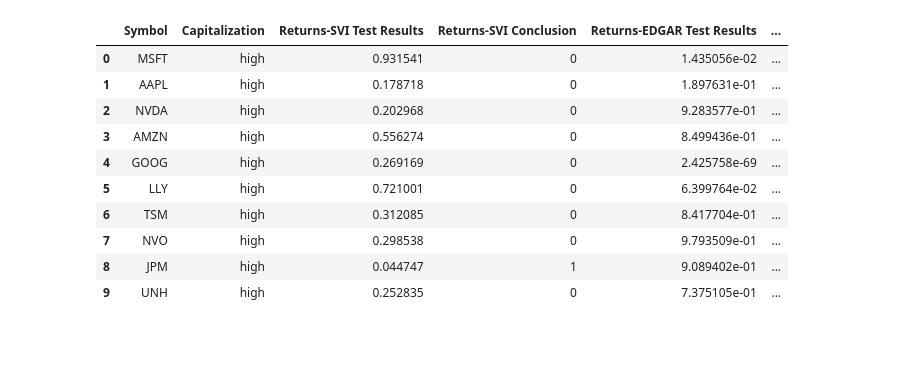
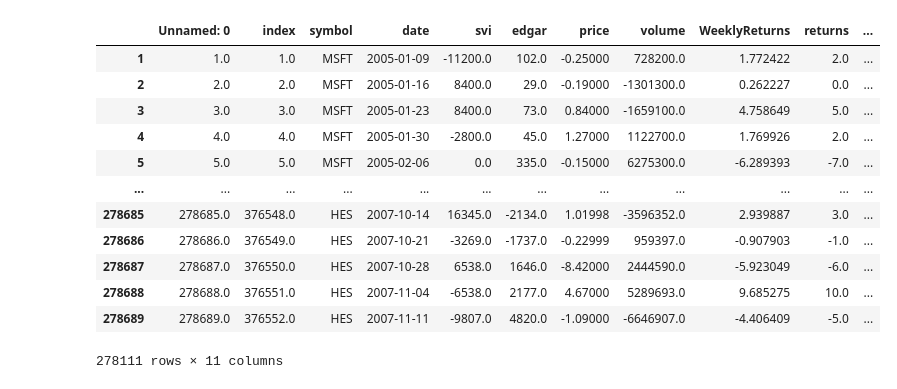
Before and after one commit to nikanhg/investor-attention-returns-patern, a Jupyter notebook: data-analysis/Granger test.ipynb, the cells around one changed output. Cells and saved outputs as stored; diff of their text form; code cells hidden in the pictures; blank space fills up the shorter version.

Commit message:
stationary test for granger test and differncing

```diff
--- a/data-analysis/Granger test.ipynb
+++ b/data-analysis/Granger test.ipynb
@@ -23,0 +75,19 @@ df.dropna(inplace=True)
+# %%
+#applying one-step differencing
+columns_to_difference = ['svi', 'edgar', 'price', 'volume', 'WeeklyReturns', 'returns']
+
+# Create a new DataFrame to store the final results
+df_final = pd.DataFrame()
+
+# Iterate over each symbol and apply differencing
+for symbol, group in df.groupby('symbol'):
+    df_diff = group.copy()
+    df_diff[columns_to_difference] = group[columns_to_difference].diff().dropna()
+    df_final = pd.concat([df_final, df_diff], ignore_index=True)
+
+# Keep non-numerical columns in the final DataFrame
+non_numerical_columns = ['Unnamed: 0', 'index', 'symbol', 'date', 'capitalization']
+df_final[non_numerical_columns] = df[non_numerical_columns]
+
+# Drop NaN values resulting from differencing
+df_final = df_final.dropna()
@@ -24 +114,19 @@ df.dropna(inplace=True)
+# %%
+#updating df
+df = df_final
+df
+# %% [output]
+|  | Unnamed: 0 | index | symbol | date | svi | edgar | price | volume | WeeklyReturns | returns | ... |
+| 1 | 1.0 | 1.0 | MSFT | 2005-01-09 | -11200.0 | 102.0 | -0.25000 | 728200.0 | 1.772422 | 2.0 | ... |
+| 2 | 2.0 | 2.0 | MSFT | 2005-01-16 | 8400.0 | 29.0 | -0.19000 | -1301300.0 | 0.262227 | 0.0 | ... |
+| 3 | 3.0 | 3.0 | MSFT | 2005-01-23 | 8400.0 | 73.0 | 0.84000 | -1659100.0 | 4.758649 | 5.0 | ... |
+| 4 | 4.0 | 4.0 | MSFT | 2005-01-30 | -2800.0 | 45.0 | 1.27000 | 1122700.0 | 1.769926 | 2.0 | ... |
+| 5 | 5.0 | 5.0 | MSFT | 2005-02-06 | 0.0 | 335.0 | -0.15000 | 6275300.0 | -6.289393 | -7.0 | ... |
+| ... | ... | ... | ... | ... | ... | ... | ... | ... | ... | ... | ... |
+| 278685 | 278685.0 | 376548.0 | HES | 2007-10-14 | 16345.0 | -2134.0 | 1.01998 | -3596352.0 | 2.939887 | 3.0 | ... |
+| 278686 | 278686.0 | 376549.0 | HES | 2007-10-21 | -3269.0 | -1737.0 | -0.22999 | 959397.0 | -0.907903 | -1.0 | ... |
+| 278687 | 278687.0 | 376550.0 | HES | 2007-10-28 | 6538.0 | 1646.0 | -8.42000 | 2444590.0 | -5.923049 | -6.0 | ... |
+| 278688 | 278688.0 | 376551.0 | HES | 2007-11-04 | -6538.0 | 2177.0 | 4.67000 | 5289693.0 | 9.685275 | 10.0 | ... |
+| 278689 | 278689.0 | 376552.0 | HES | 2007-11-11 | -9807.0 | 4820.0 | -1.09000 | -6646907.0 | -4.406409 | -5.0 | ... |
+278111 rows × 11 columns
 # %%
@@ -75,14 +181,0 @@ results = test_results_int(df, 5, False)
-# %%
-results.head(10)
-# %% [output]
-|  | Symbol | Capitalization | Returns-SVI Test Results | Returns-SVI Conclusion | Returns-EDGAR Test Results | ... |
-| 0 | MSFT | high | 0.931541 | 0 | 1.435056e-02 | ... |
-| 1 | AAPL | high | 0.178718 | 0 | 1.897631e-01 | ... |
-| 2 | NVDA | high | 0.202968 | 0 | 9.283577e-01 | ... |
-| 3 | AMZN | high | 0.556274 | 0 | 8.499436e-01 | ... |
-| 4 | GOOG | high | 0.269169 | 0 | 2.425758e-69 | ... |
-| 5 | LLY | high | 0.721001 | 0 | 6.399764e-02 | ... |
-| 6 | TSM | high | 0.312085 | 0 | 8.417704e-01 | ... |
-| 7 | NVO | high | 0.298538 | 0 | 9.793509e-01 | ... |
-| 8 | JPM | high | 0.044747 | 1 | 9.089402e-01 | ... |
-| 9 | UNH | high | 0.252835 | 0 | 7.375105e-01 | ... |
```
Also changed, not shown: parts of 24 cells of this notebook, 1 other file.
